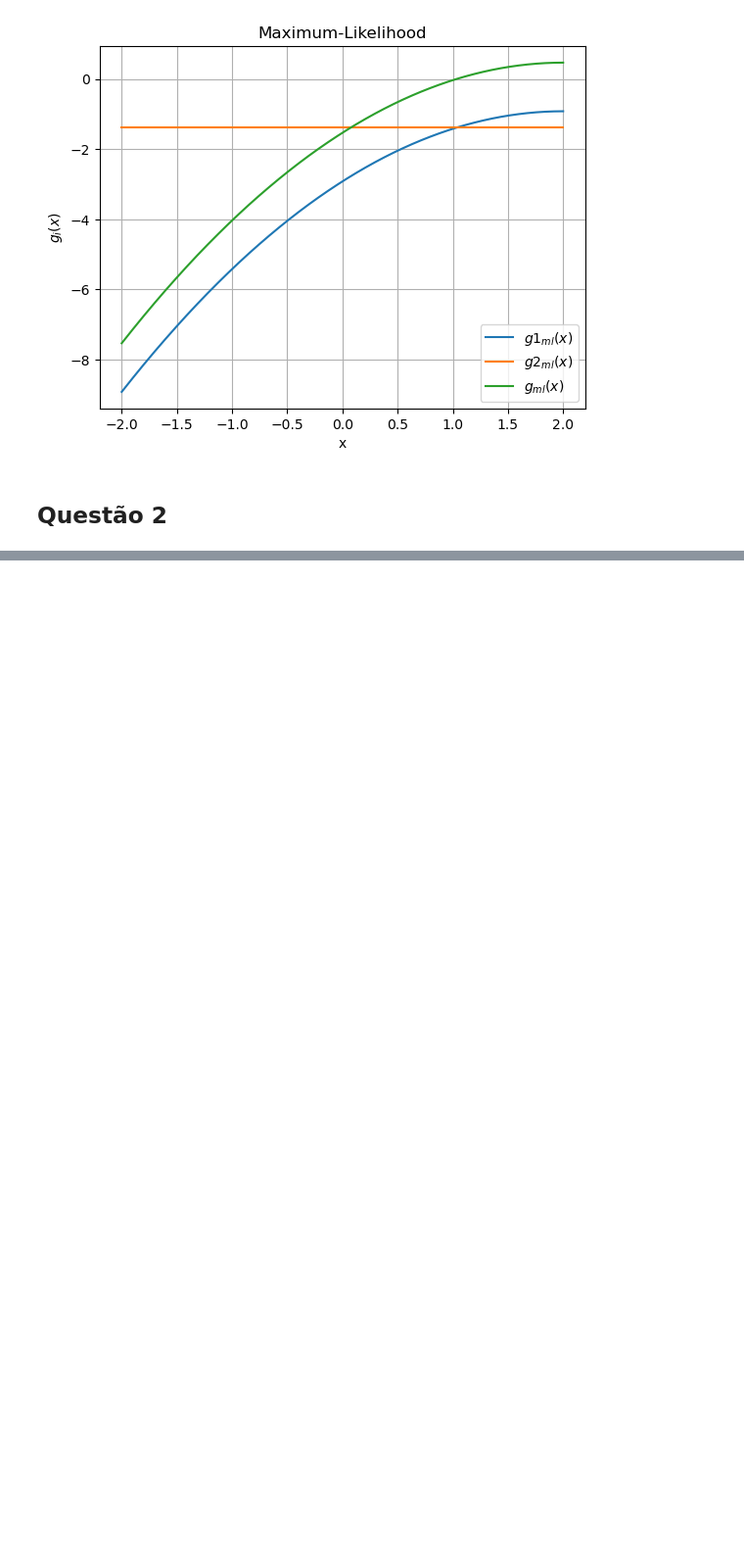
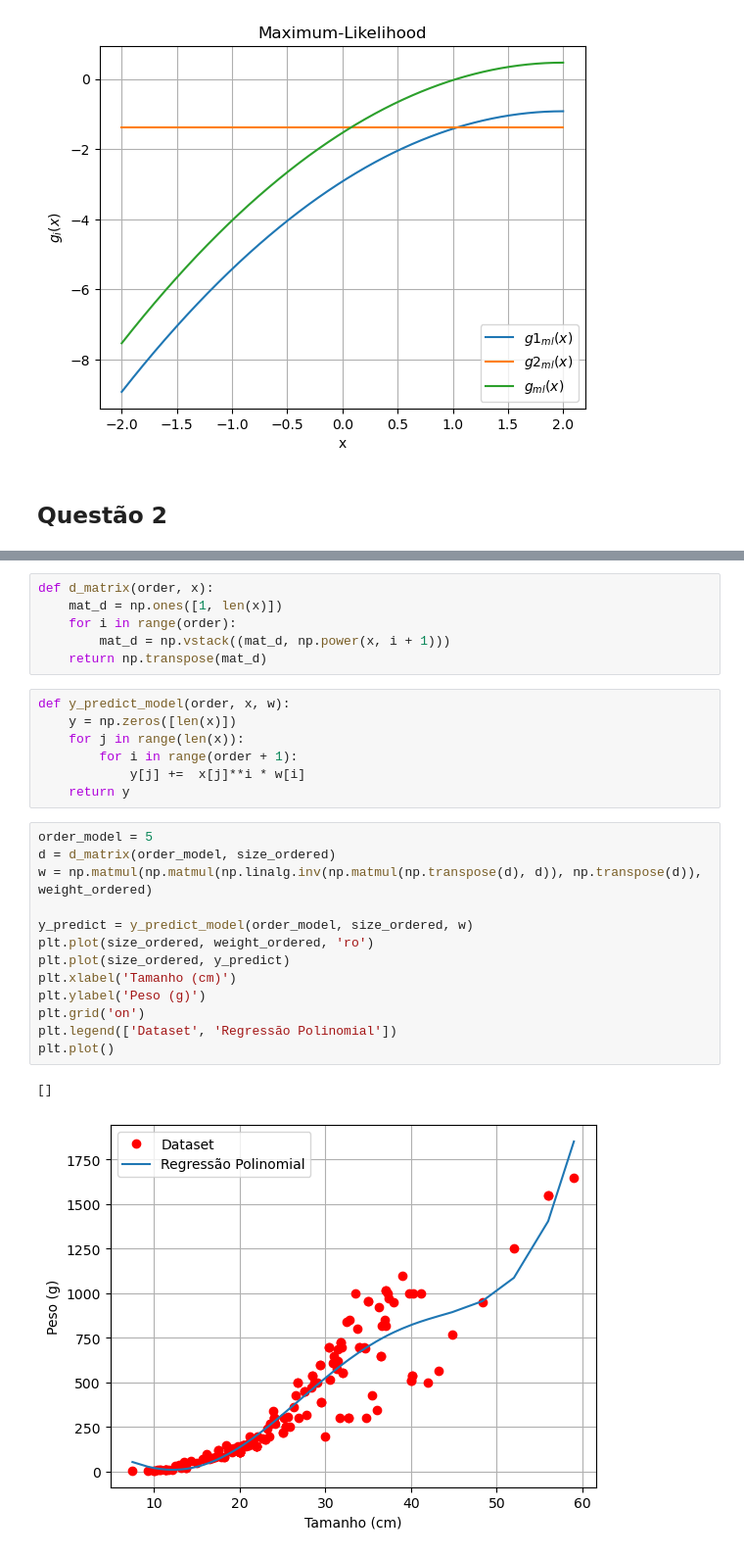
Before and after one commit to HenriqueTogo/machine-learning, a Jupyter notebook: Lista02/lista_02_231111280.ipynb, the cells around one changed output, grey strips where cells are left out. Shown: that part at 98% size. Saved outputs shown, nothing was run; the diff lists cells and outputs as text; blank space fills up the shorter version.

Commit message:
Regressão Polinomial

```diff
--- a/Lista02/lista_02_231111280.ipynb
+++ b/Lista02/lista_02_231111280.ipynb
@@ -95,0 +110,29 @@ plt.plot()
+# %%
+def d_matrix(order, x):
+    mat_d = np.ones([1, len(x)])
+    for i in range(order):
+        mat_d = np.vstack((mat_d, np.power(x, i + 1)))
+    return np.transpose(mat_d)
+# %%
+def y_predict_model(order, x, w):
+    y = np.zeros([len(x)])
+    for j in range(len(x)):
+        for i in range(order + 1):
+            y[j] +=  x[j]**i * w[i]
+    return y
+# %%
+order_model = 5
+d = d_matrix(order_model, size_ordered)
+w = np.matmul(np.matmul(np.linalg.inv(np.matmul(np.transpose(d), d)), np.transpose(d)), weight_ordered)
+
+y_predict = y_predict_model(order_model, size_ordered, w)
+plt.plot(size_ordered, weight_ordered, 'ro')
+plt.plot(size_ordered, y_predict)
+plt.xlabel('Tamanho (cm)')
+plt.ylabel('Peso (g)')
+plt.grid('on')
+plt.legend(['Dataset', 'Regressão Polinomial'])
+plt.plot()
+# %% [output]
+[]
+[figure, added]
```
Also changed, not shown: parts of 1 cell of this notebook.
